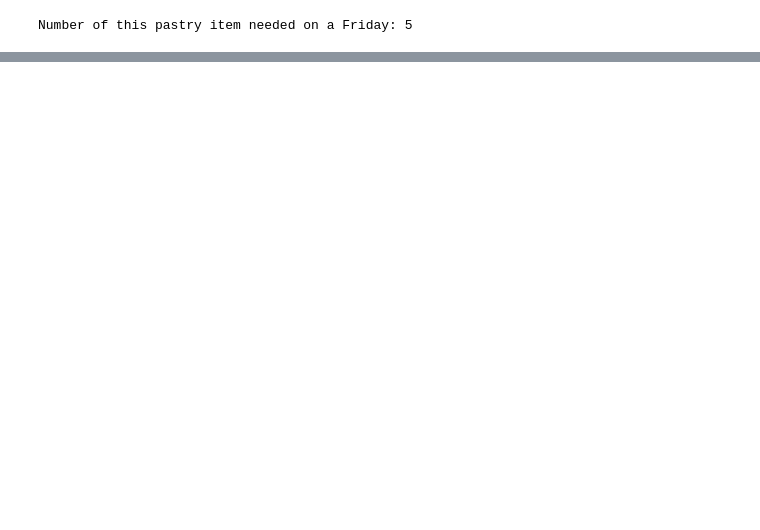
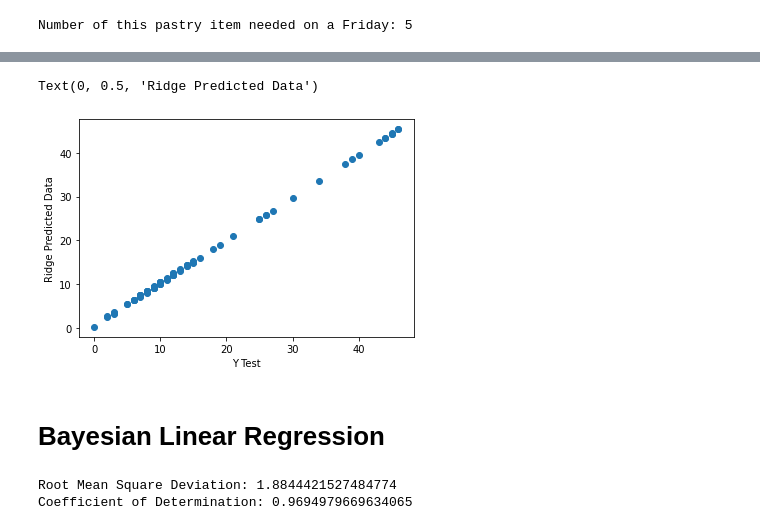
Before and after one commit to arthurwpessoa/machine_learning, a Jupyter notebook: notebook/pastry - Copy.ipynb, the cells around one changed output, grey strips where cells are left out. Cells and saved outputs as stored; diff of their text form; code cells hidden in the pictures; blank space fills up the shorter version.

```diff
--- a/notebook/pastry - Copy.ipynb
+++ b/notebook/pastry - Copy.ipynb
@@ -173,0 +162,9 @@ Coefficient of Determination: 0.9679747944973665
+# %%
+plt.scatter(y_test, pred_test_rr)
+plt.xlabel('Y Test')
+plt.ylabel('Ridge Predicted Data')
+# %% [output]
+Text(0, 0.5, 'Ridge Predicted Data')
+[figure, added]
+# %% [markdown]
+# Bayesian Linear Regression
@@ -173,0 +177,9 @@ Coefficient of Determination: 0.9679747944973665
+# %%
+# Using sklearn metrics Coefficient of Determination and Root Mean Square Deviation to validate the performance of the model.
+rmsd_brl = np.sqrt(mean_squared_error(y_test,pred_test_brl))
+cd_brl = r2_score(y_test, pred_test_brl)
+print("Root Mean Square Deviation: " + str(rmsd_brl))
+print("Coefficient of Determination: " + str(cd_brl))
+# %% [output]
+Root Mean Square Deviation: 1.8844421527484774
+Coefficient of Determination: 0.9694979669634065
```
Also changed, not shown: parts of 15 cells of this notebook.
